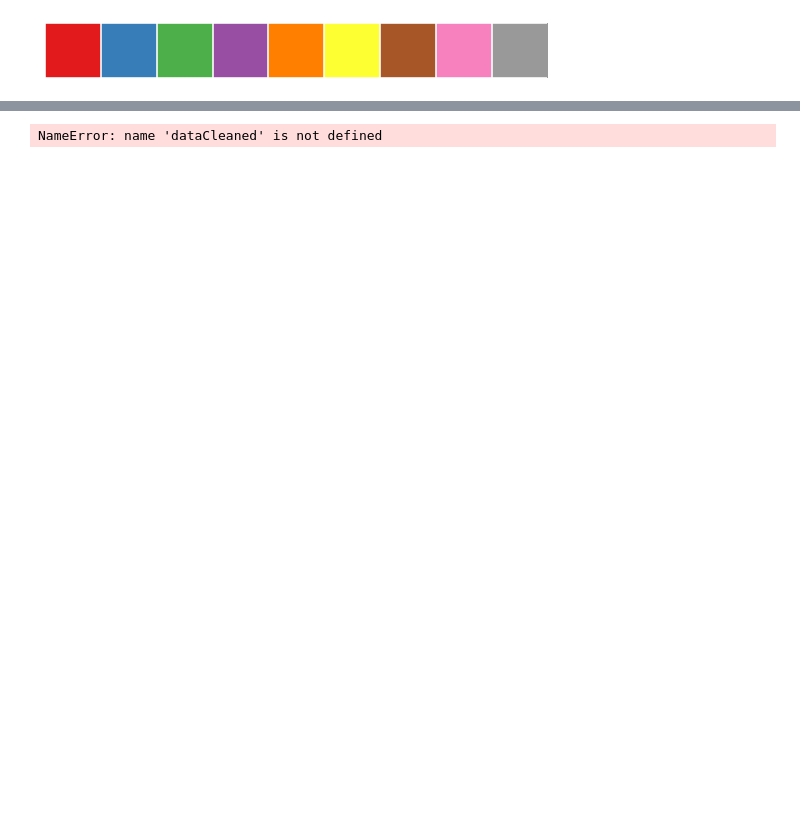
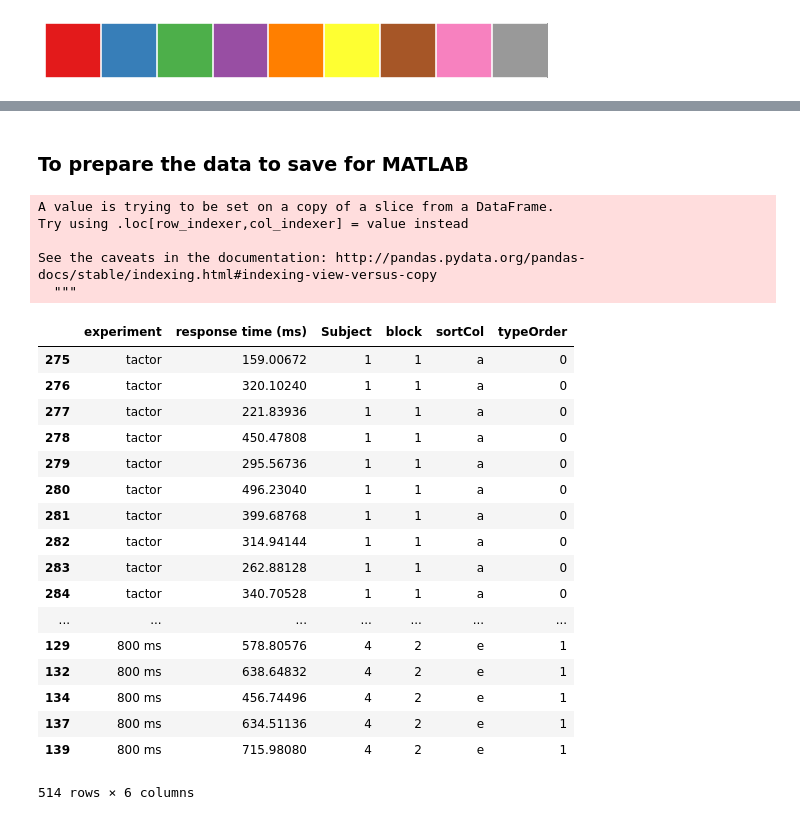
Before and after one commit to davidjuliancaldwell/responseTimingPaper, a Jupyter notebook: plotting_response_time_data.ipynb, the cells around one changed output, grey strips where cells are left out. Cells and saved outputs as stored; diff of their text form; code cells hidden in the pictures; blank space fills up the shorter version.

```diff
--- a/plotting_response_time_data.ipynb
+++ b/plotting_response_time_data.ipynb
@@ -209,18 +229,55 @@ figGroupBox.set_size_inches(10,10)
+# %% [markdown]
+### To prepare the data to save for MATLAB
 # %%
 #dataCleaned=dataCleaned.assign(experiment=dataCleaned.experiment.apply(str)).sort_values("experiment",ascending=True)
 
 equiv = {'tactor':'a','100 ms ':'b','200 ms ':'c','400 ms ':'d', '800 ms ':'e'}
 
 dataCleaned['sortCol'] = dataCleaned['experiment'].map(equiv)
 #dataCleaned['experiment'] = pd.Categorical(dataCleaned['experiment'], ["tactor","100 ms ","200 ms ","400 ms ", "800 ms "])
 dataCleaned=dataCleaned.assign(sortCol=dataCleaned.sortCol.apply(str)).sort_values(["Subject","sortCol"],ascending=[True,True])
-dataCleaned
-
-#dataCleaned = dataCleaned.sort('experiment')
-
 
 typeOrderSort= ['100 ms ','200 ms ','400 ms ', '800 ms ']
 dataCleaned=dataCleaned.assign(typeOrder=dataCleaned.experiment.isin(typeOrderSort))
 dataCleaned[dataCleaned['experiment']=='tactor']
+
+
+if saveMat:
+    # get it ready for MATLAB
+    a_dict = {col_name : dataCleaned[col_name].values for col_name in dataCleaned.columns.values}
+
+    ## optional if you want to save the index as an array as well:
+    # a_dict[df.index.name] = df.index.values
+    scipy.io.savemat('dataCleaned_4subj.mat', {'struct':a_dict})
+
+    dataCleaned.to_csv('dataCleaned_4subj.csv')
+
+
+dataCleaned['typeOrder'] = dataCleaned['typeOrder'].where(dataCleaned.experiment.isin(typeOrderSort),other='0')
+dataCleaned['typeOrder'] = dataCleaned['typeOrder'].where(~dataCleaned.experiment.isin(typeOrderSort),other='1')
+
+dataCleaned
 # %% [output]
-NameError: name 'dataCleaned' is not defined
+A value is trying to be set on a copy of a slice from a DataFrame.
+Try using .loc[row_indexer,col_indexer] = value instead
+
+See the caveats in the documentation: http://pandas.pydata.org/pandas-docs/stable/indexing.html#indexing-view-versus-copy
+  """
+|  | experiment | response time (ms) | Subject | block | sortCol | typeOrder |
+| 275 | tactor | 159.00672 | 1 | 1 | a | 0 |
+| 276 | tactor | 320.10240 | 1 | 1 | a | 0 |
+| 277 | tactor | 221.83936 | 1 | 1 | a | 0 |
+| 278 | tactor | 450.47808 | 1 | 1 | a | 0 |
+| 279 | tactor | 295.56736 | 1 | 1 | a | 0 |
+| 280 | tactor | 496.23040 | 1 | 1 | a | 0 |
+| 281 | tactor | 399.68768 | 1 | 1 | a | 0 |
+| 282 | tactor | 314.94144 | 1 | 1 | a | 0 |
+| 283 | tactor | 262.88128 | 1 | 1 | a | 0 |
+| 284 | tactor | 340.70528 | 1 | 1 | a | 0 |
+| ... | ... | ... | ... | ... | ... | ... |
+| 129 | 800 ms | 578.80576 | 4 | 2 | e | 1 |
+| 132 | 800 ms | 638.64832 | 4 | 2 | e | 1 |
+| 134 | 800 ms | 456.74496 | 4 | 2 | e | 1 |
+| 137 | 800 ms | 634.51136 | 4 | 2 | e | 1 |
+| 139 | 800 ms | 715.98080 | 4 | 2 | e | 1 |
+514 rows × 6 columns
```
Also changed, not shown: parts of 28 cells of this notebook, 10 other files.
